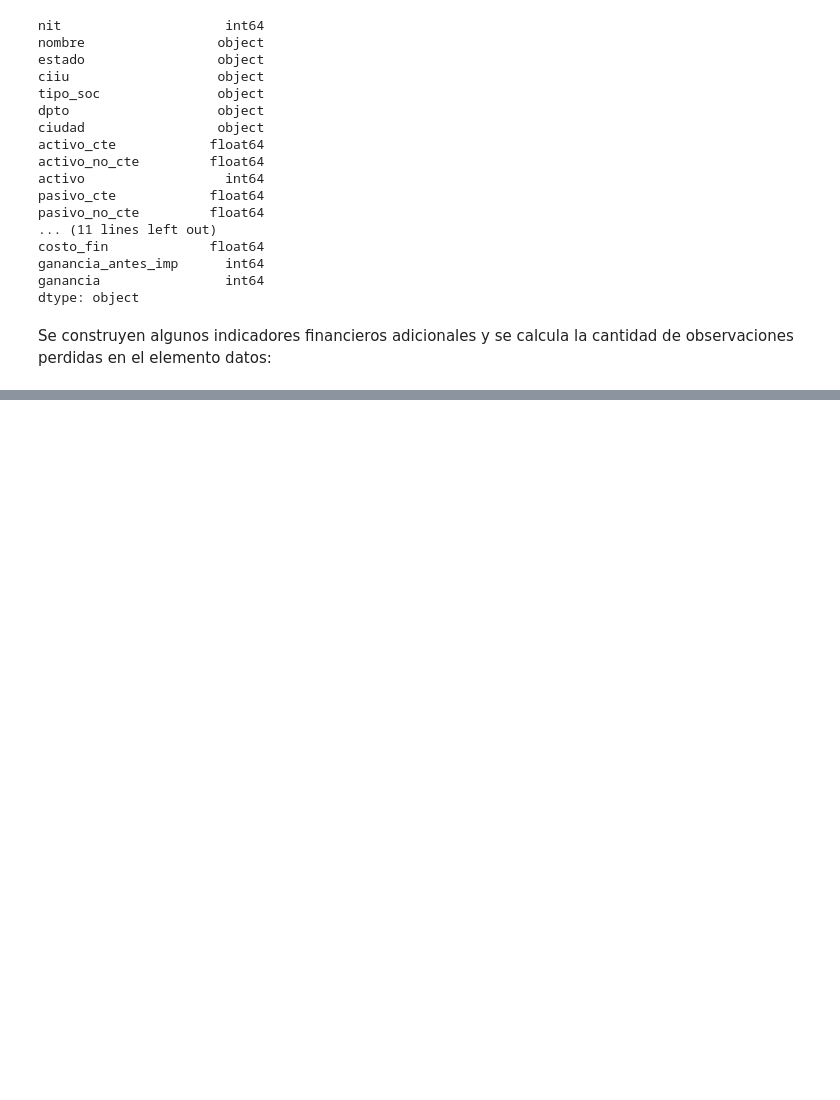
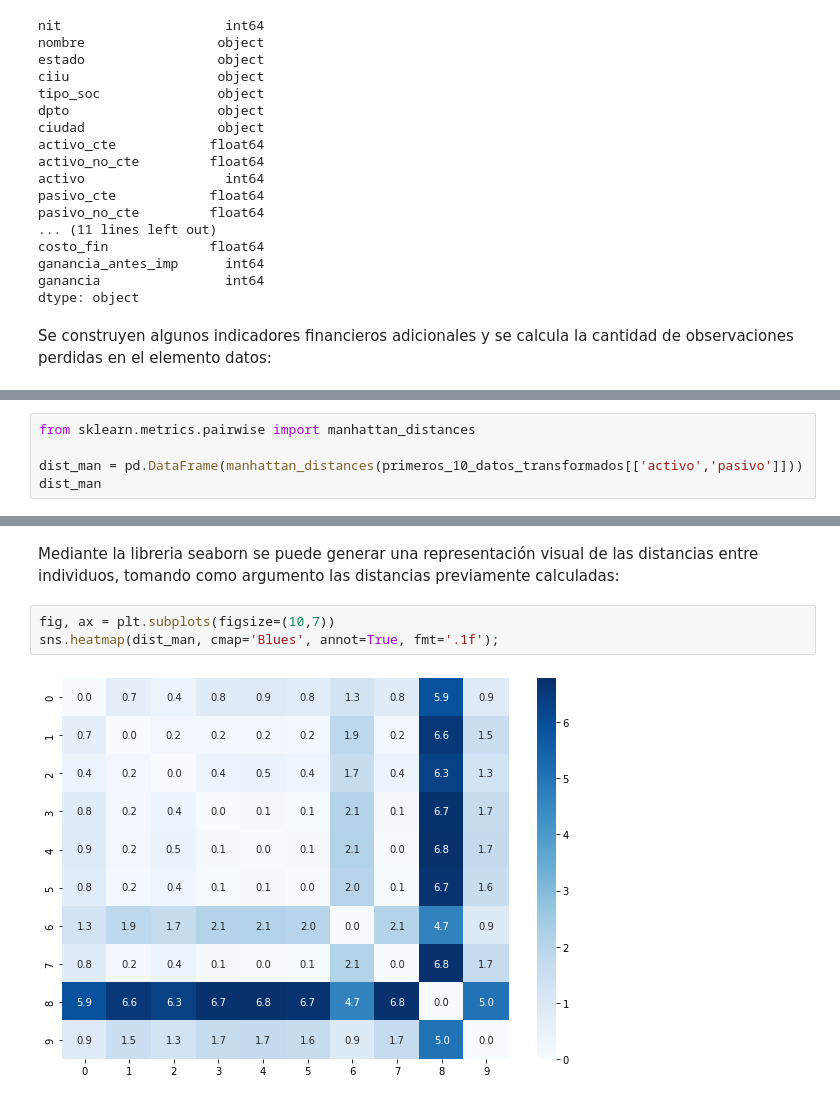
Before and after one commit to dfbeltran/cursotomadecisiones, a Jupyter notebook: 4. Análisis_clúster_y_análisis_de_anomalías.ipynb, the cells around one changed output, grey strips where cells are left out. Drawn from its saved outputs; the diff is of its cells as text; blank space fills up the shorter version.

```diff
--- a/4. Análisis_clúster_y_análisis_de_anomalías.ipynb
+++ b/4. Análisis_clúster_y_análisis_de_anomalías.ipynb
@@ -283,0 +454,5 @@ datos['ingreso_patrimonio'] = datos['ingreso']/datos['patrimonio']
+# %%
+from sklearn.metrics.pairwise import manhattan_distances
+
+dist_man = pd.DataFrame(manhattan_distances(primeros_10_datos_transformados[['activo','pasivo']]))
+dist_man
@@ -283,0 +495,7 @@ datos['ingreso_patrimonio'] = datos['ingreso']/datos['patrimonio']
+# %% [markdown]
+Mediante la libreria seaborn se puede generar una representación visual de las distancias entre individuos, tomando como argumento las distancias previamente calculadas:
+# %%
+fig, ax = plt.subplots(figsize=(10,7))
+sns.heatmap(dist_man, cmap='Blues', annot=True, fmt='.1f');
+# %% [output]
+[figure, added]
```
Also changed, not shown: parts of 26 cells of this notebook.
